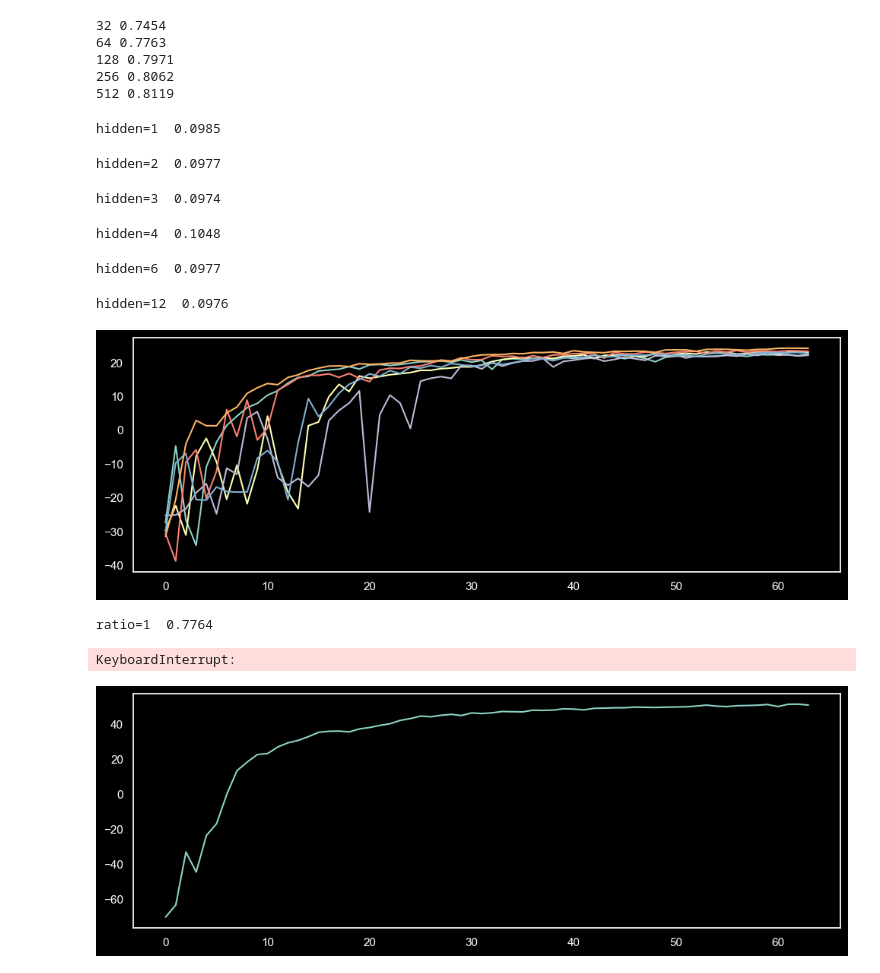
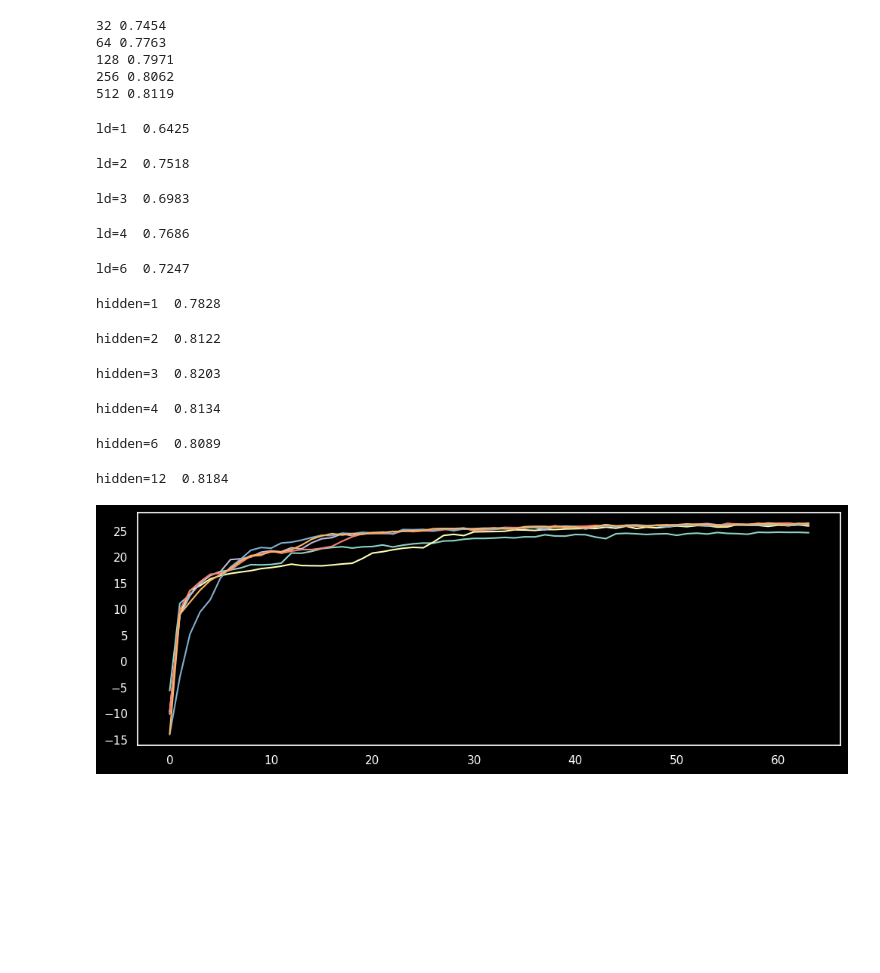
Before and after one commit to dimarkov/nfmix, a Jupyter notebook: examples/vae_pointcloud_nflow_likelihood.ipynb, the cells around one changed output. Drawn from its saved outputs; the diff is of its cells as text; code cells hidden in the pictures; blank space fills up the shorter version.

```diff
--- a/examples/vae_pointcloud_nflow_likelihood.ipynb
+++ b/examples/vae_pointcloud_nflow_likelihood.ipynb
@@ -295,15 +279,14 @@ class NFMixtureLikelihood(nn.Module):
 
 
 class VAENFML(nn.Module):
-    def __init__(self, num_samples, latent: int = 3, context: int = 0, hidden: int = 1, num_components: int = 1):
+    def __init__(self, num_samples, latent: int = 3, context: int = 0, latent_dim: int = 1, num_components: int = 1):
         super().__init__()
 
-        input_dim = num_samples * latent + context
-        output_dim = hidden
-        self.encoder_what = GaussianEncoder(input_dim, output_dim)
+        num_features = num_samples * latent + context
+        self.encoder_what = GaussianEncoder(num_features, latent_dim)
 
         self.prior = zuko.flows.MAF(
-            features=output_dim,
+            features=latent_dim,
             context=context,
             transforms=3,
             hidden_features=(64, 64),
@@ -311,7 +294,7 @@ class VAENFML(nn.Module):
 
         self.decoder = zuko.flows.MAF(
                 features=latent,
-                context=context + output_dim + num_components,
+                context=context + latent_dim + num_components,
                 transforms=3,
                 hidden_features=(256, 256),
             )
@@ -355,7 +338,6 @@ class VAENFML(nn.Module):
         return torch.cat(comp_samples, dim=0)
 
     def log_prob(self, x: Tensor, z: Tensor, context: Tensor):
-        log_prob = []
         c = torch.cat([z[..., None, :], context], -1)
         x = torch.broadcast_to(x, self.comp.shape[:1] + x.shape)
         shape = torch.broadcast_shapes(self.comp.shape[:-1], c.shape[:-1])
@@ -411,7 +393,7 @@ class VAENFML(nn.Module):
 
 nfml = NFMixtureLikelihood(latent=3, context=10, num_components=8).cuda()
 num_samples = 256
-nfml_vae = VAENFML(num_samples, latent=3, context=10, num_components=2).cuda()
+nfml_vae = VAENFML(num_samples, latent_dim=3, context=10, num_components=2).cuda()
 # vae2 = VAE2(latent=3, context=10, num_components=32).cuda()
 # vae3 = VAEST(784, 16, context=10).cuda()
 # vae4 = VAEST(784, 16, context=10, conditional_posterior=False).cuda()
@@ -563,9 +545,9 @@ def get_test_accuracy_vae(model, prior, guide, num_samples=256):
 plt.figure(figsize=(12, 4))
 num_samples = 32
 nc = 1
-for hidden in [1, 2, 3, 4, 6, 12]:
+for latent_dim in [1, 2, 3, 4, 6, 12]:
     pyro.clear_param_store()
-    nfml_vae = VAENFML(num_samples, latent=3, context=10, hidden=hidden, num_components=nc).cuda()
+    nfml_vae = VAENFML(num_samples, latent_dim=latent_dim, context=10, num_components=nc).cuda()
 
     mdl = pyro.poutine.scale(nfml_vae.model, scale=1/batch_size)
     gd = pyro.poutine.scale(nfml_vae.guide, scale=1/batch_size)
@@ -586,72 +568,46 @@ for hidden in [1, 2, 3, 4, 6, 12]:
         bar.set_postfix(elbo=elbo[-1])
 
     plt.plot(elbo)
-    print(f'hidden={hidden} ', get_test_accuracy_vae(nfml_vae, mdl, gd, num_samples=num_samples))
+    print(f'ld={latent_dim} ', get_test_accuracy_vae(nfml_vae, mdl, gd, num_samples=num_samples))
 # %% [output]
-hidden=1  0.0985
+ld=1  0.6425
-hidden=2  0.0977
+ld=2  0.7518
-hidden=3  0.0974
+ld=3  0.6983
-hidden=4  0.1048
+ld=4  0.7686
-hidden=6  0.0977
+ld=6  0.7247
-hidden=12  0.0976
-[figure, removed]
 # %%
 plt.figure(figsize=(12, 4))
 num_samples = 32
 nc = 4
-for hidden in [1, 2, 3, 4, 6, 12]:
+for latent_dim in [1, 2, 3, 4, 6, 12]:
     pyro.clear_param_store()
-    nfml_vae = VAENFML(num_samples, latent=3, context=10, hidden=hidden, num_components=nc).cuda()
+    nfml_vae = VAENFML(num_samples, latent_dim=latent_dim, context=10, num_components=nc).cuda()
 
     mdl = pyro.poutine.scale(nfml_vae.model, scale=1/batch_size)
     gd = pyro.poutine.scale(nfml_vae.guide, scale=1/batch_size)
     svi = SVI(mdl, gd, AdamW({'lr': 1e-3, 'weight_decay': 1e-4}), loss=Trace_ELBO())
 
     elbo = []
     for epoch in (bar := tqdm(range(64))):
         losses = []
 
         for x, l in trainloader:
             pointcloud = image_to_pointcloud(x.flatten(-3), num_samples=num_samples).cuda()
             context = one_hot(l, 10)[:, None].float().cuda()
 
             losses.append(svi.step(pointcloud, context))
 
         losses = torch.tensor(losses)
         elbo.append( - losses.mean().item())
         bar.set_postfix(elbo=elbo[-1])
 
     plt.plot(elbo)
-    print(f'hidden={hidden} ', get_test_accuracy_vae(nfml_vae, num_samples=num_samples))
+    print(f'latent_dim={latent_dim} ', get_test_accuracy_vae(nfml_vae, mdl, gd, num_samples=num_samples))
+# %% [output]
+hidden=1  0.7828
+hidden=2  0.8122
+hidden=3  0.8203
+hidden=4  0.8134
+hidden=6  0.8089
+hidden=12  0.8184
+[figure, added]
-# %%
-pyro.clear_param_store()
-plt.figure(figsize=(12, 4))
-num_samples = 64
-nc = 1
-for ratio in [1, 2, 4]:
-    nfml_vae = VAENFML(num_samples, latent=3, context=10, ratio=ratio, num_components=nc).cuda()
-
-    mdl = pyro.poutine.scale(nfml_vae.model, scale=1/batch_size)
-    gd = pyro.poutine.scale(nfml_vae.guide, scale=1/batch_size)
-    svi = SVI(mdl, gd, AdamW({'lr': 1e-3, 'weight_decay': 1e-4}), loss=Trace_ELBO())
-
-    elbo = []
-    for epoch in (bar := tqdm(range(64))):
-        losses = []
-
-        for x, l in trainloader:
-            pointcloud = image_to_pointcloud(x.flatten(-3), num_samples=num_samples).cuda()
-            context = one_hot(l, 10)[:, None].float().cuda()
-
-            losses.append(svi.step(pointcloud, context))
-
-        losses = torch.tensor(losses)
-        elbo.append( - losses.mean().item())
-        bar.set_postfix(elbo=elbo[-1])
-
-    plt.plot(elbo)
-    print(f'ratio={ratio} ', get_test_accuracy_vae(nfml_vae, num_samples=num_samples))
-# %% [output]
-ratio=1  0.7764
-KeyboardInterrupt:
-[figure, removed]
```
Also changed, not shown: parts of 7 cells of this notebook, 3 other files.
